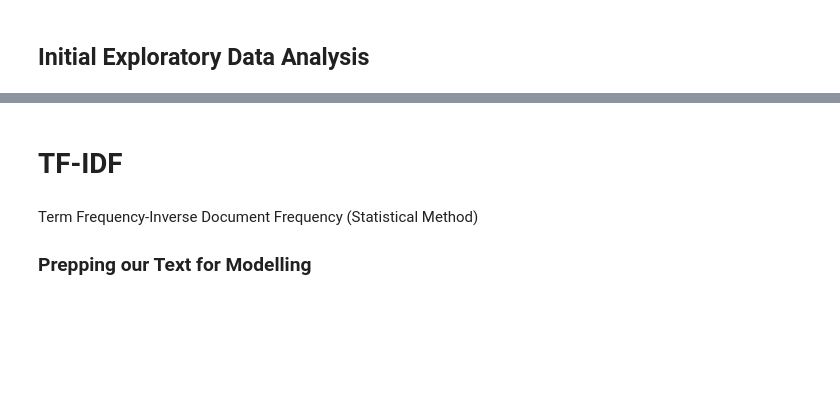
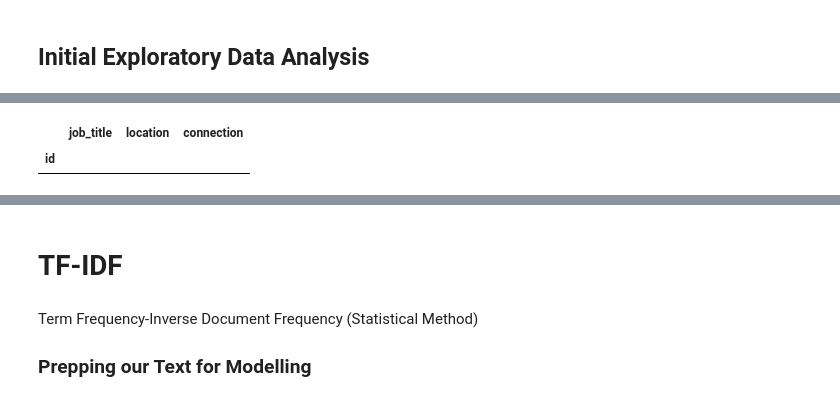
Before and after one commit to kre8tions/potential-talent, a Jupyter notebook: tirMlkapx4XpMRlG.ipynb, the cells around one changed output, grey strips where cells are left out. Saved outputs shown, nothing was run; the diff lists cells and outputs as text; code cells hidden in the pictures; blank space fills up the shorter version.

```diff
--- a/tirMlkapx4XpMRlG.ipynb
+++ b/tirMlkapx4XpMRlG.ipynb
@@ -89,0 +84,4 @@ df.head()
+# %%
+df.rename(columns={"title":"job_title"}, inplace=True)
+df.rename(columns={"screening_score":"connection"}, inplace=True)
+df.job_title.value_counts()
@@ -89,0 +115,12 @@ df.head()
+# %%
+# dropping null values
+df = (df[~df['job_title'].isna()])
+# %%
+df.replace("--", "blank", inplace=True)
+df.replace(" ", "blank", inplace=True)
+df.replace(".", "blank", inplace=True)
+# %%
+df[df.job_title == ' ']
+# %% [output]
+|  | job_title | location | connection |
+| id |  |  |  |
```
Also changed, not shown: parts of 192 cells of this notebook, 1 other file.
